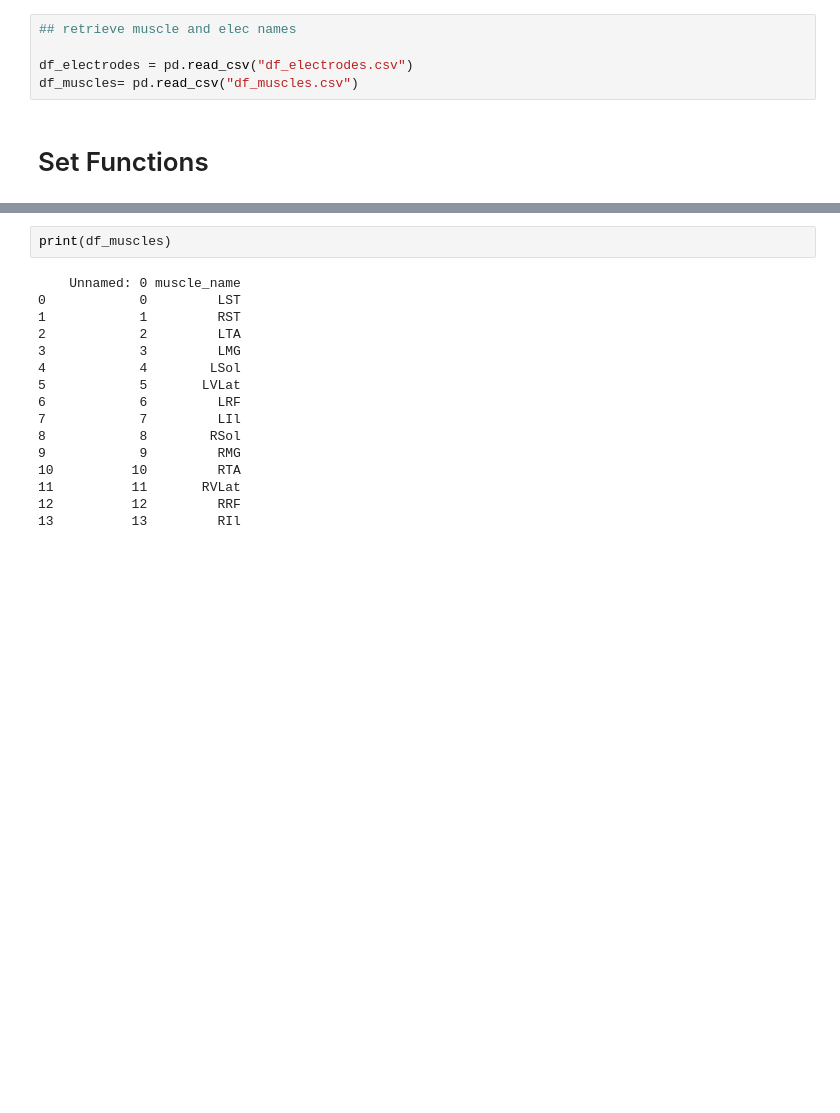
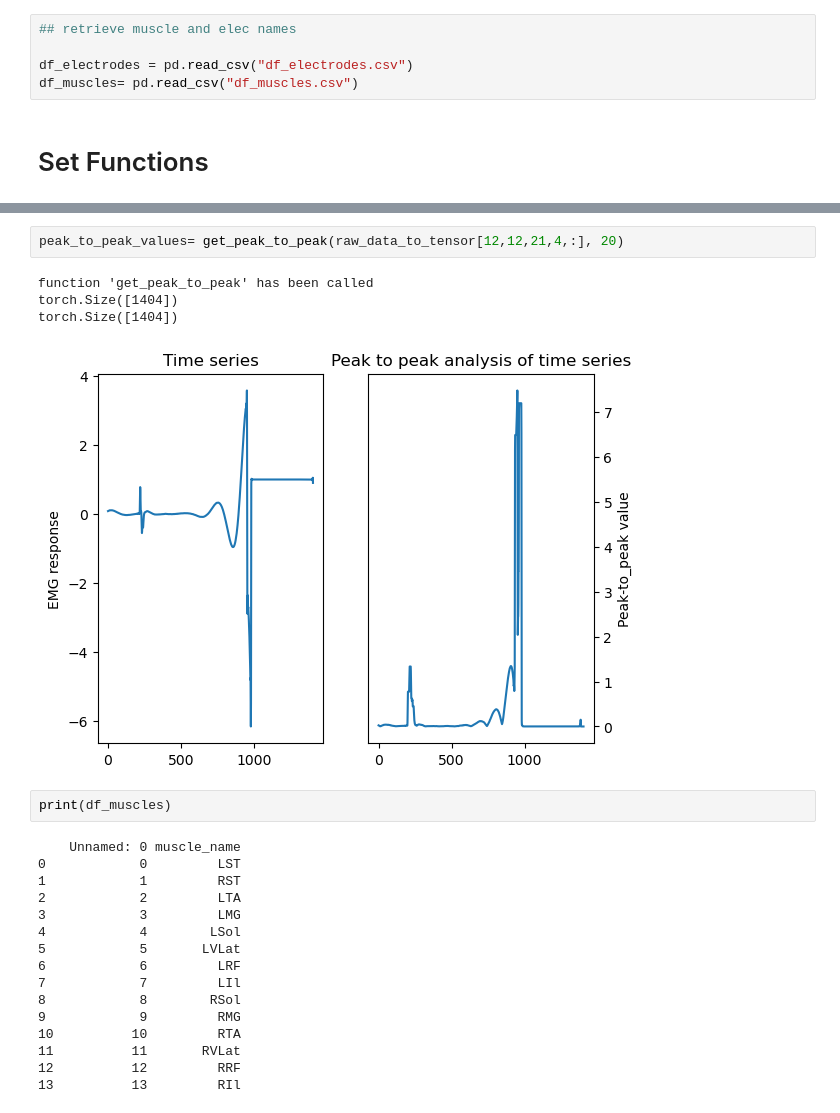
Before and after one commit to rohnerne/Master_thesis, a Jupyter notebook: Notebook_5_Peak_to_Peak_Analysis.ipynb, the cells around one changed output, grey strips where cells are left out. Drawn from its saved outputs; the diff is of its cells as text; blank space fills up the shorter version.

```diff
--- a/Notebook_5_Peak_to_Peak_Analysis.ipynb
+++ b/Notebook_5_Peak_to_Peak_Analysis.ipynb
@@ -253,3 +190,10 @@ For muscle(4) LSol max EMG Value:3.1386048793792725 with electrode 4, amplitude:
+# %%
+peak_to_peak_values= get_peak_to_peak(raw_data_to_tensor[12,12,21,4,:], 20)
+# %% [output]
+function 'get_peak_to_peak' has been called
+torch.Size([1404])
+torch.Size([1404])
+[figure, added]
 # %%
 print(df_muscles)
 # %% [output]
```
Also changed, not shown: parts of 38 cells of this notebook.
